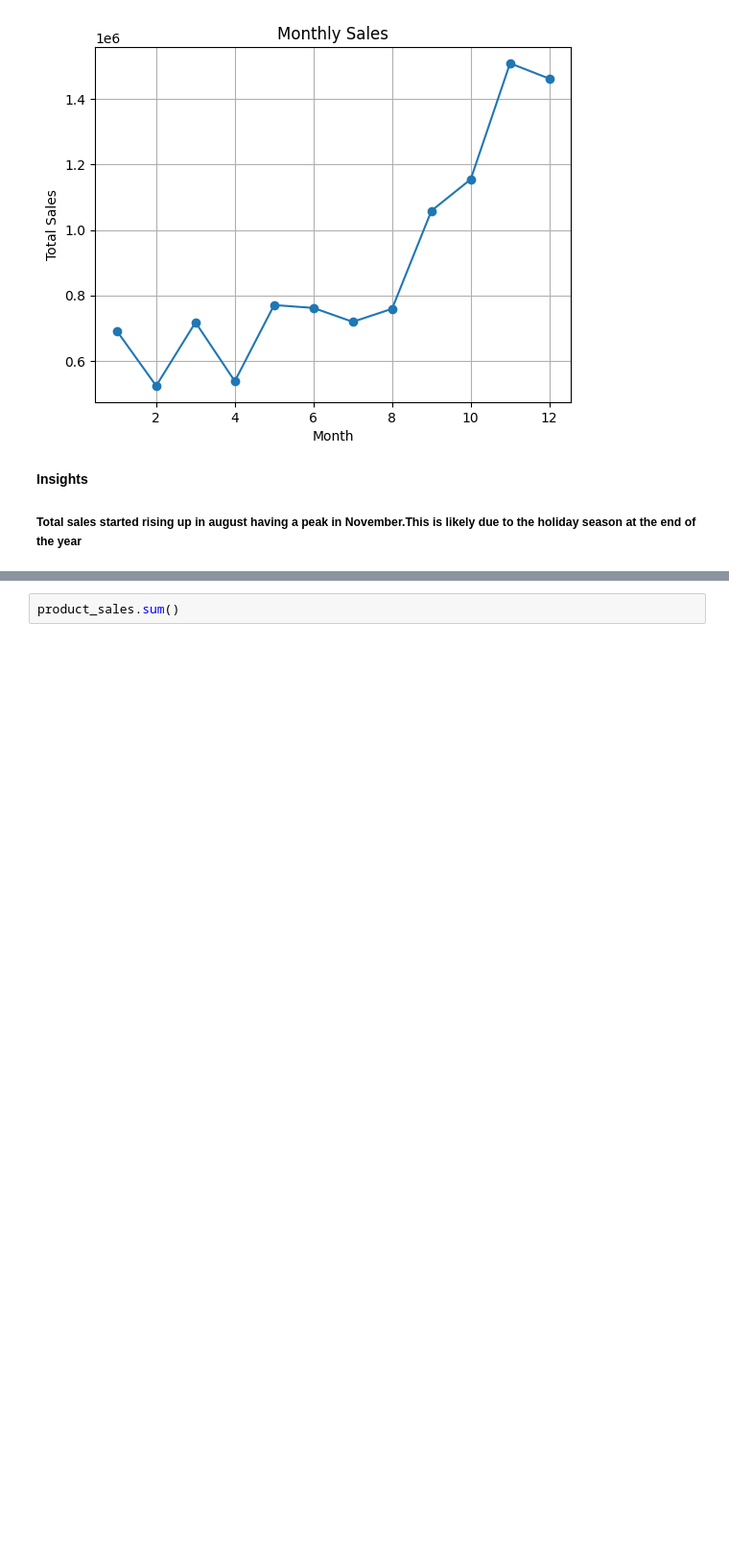
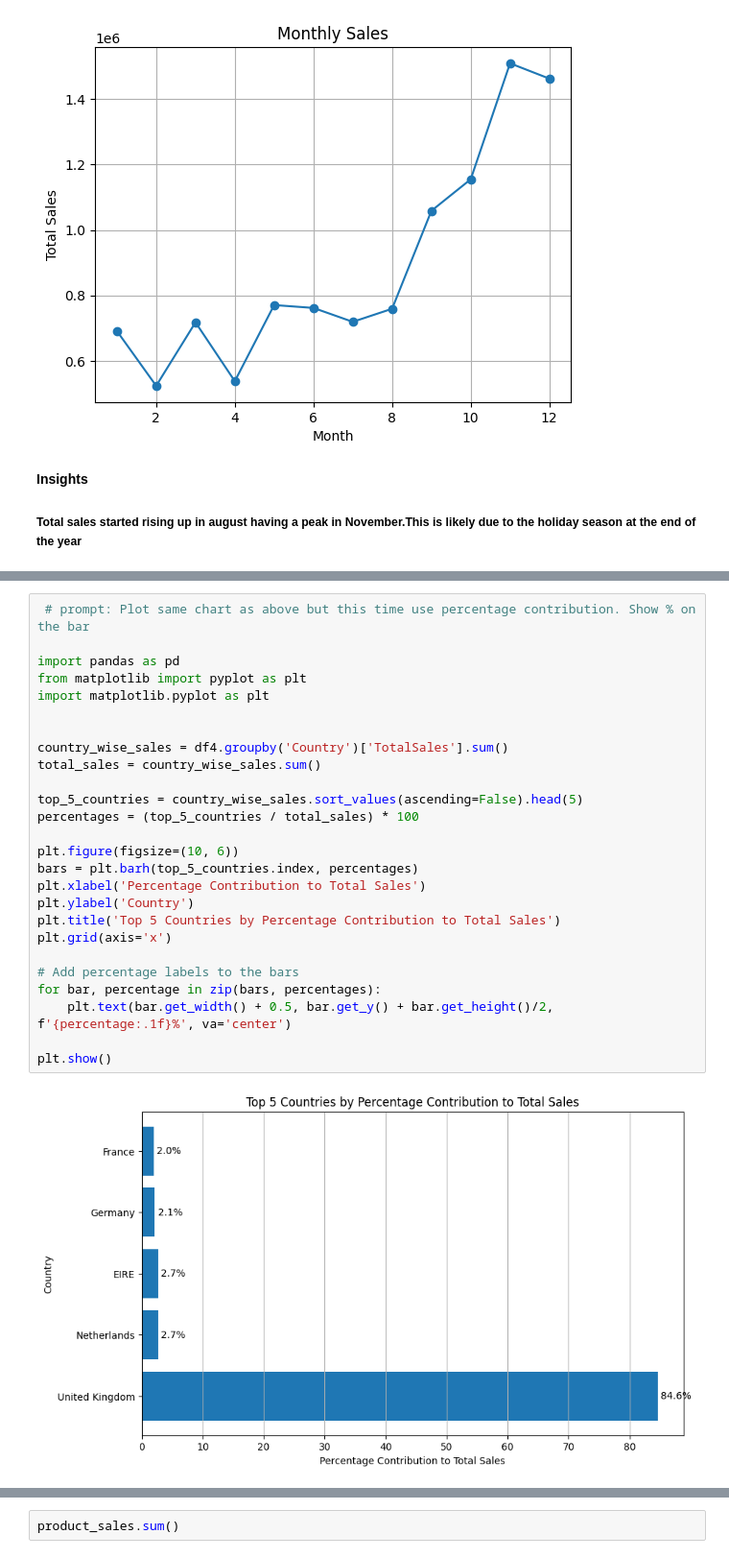
Before and after one commit to bhagwanijanvi8-prog/Online-Retail-Analysis-Pandas, a Jupyter notebook: Online_Retail_Analysis.ipynb, the cells around one changed output, grey strips where cells are left out. Shown at 96% size. Drawn from its saved outputs; the diff is of its cells as text; blank space fills up the shorter version.

```diff
--- a/Online_Retail_Analysis.ipynb
+++ b/Online_Retail_Analysis.ipynb
@@ -344,0 +374,28 @@ plt.show()
+# %%
+ # prompt: Plot same chart as above but this time use percentage contribution. Show % on the bar
+
+import pandas as pd
+from matplotlib import pyplot as plt
+import matplotlib.pyplot as plt
+
+
+country_wise_sales = df4.groupby('Country')['TotalSales'].sum()
+total_sales = country_wise_sales.sum()
+
+top_5_countries = country_wise_sales.sort_values(ascending=False).head(5)
+percentages = (top_5_countries / total_sales) * 100
+
+plt.figure(figsize=(10, 6))
+bars = plt.barh(top_5_countries.index, percentages)
+plt.xlabel('Percentage Contribution to Total Sales')
+plt.ylabel('Country')
+plt.title('Top 5 Countries by Percentage Contribution to Total Sales')
+plt.grid(axis='x')
+
+# Add percentage labels to the bars
+for bar, percentage in zip(bars, percentages):
+    plt.text(bar.get_width() + 0.5, bar.get_y() + bar.get_height()/2, f'{percentage:.1f}%', va='center')
+
+plt.show()
+# %% [output]
+[figure, added]
```
Also changed, not shown: parts of 18 cells of this notebook.
